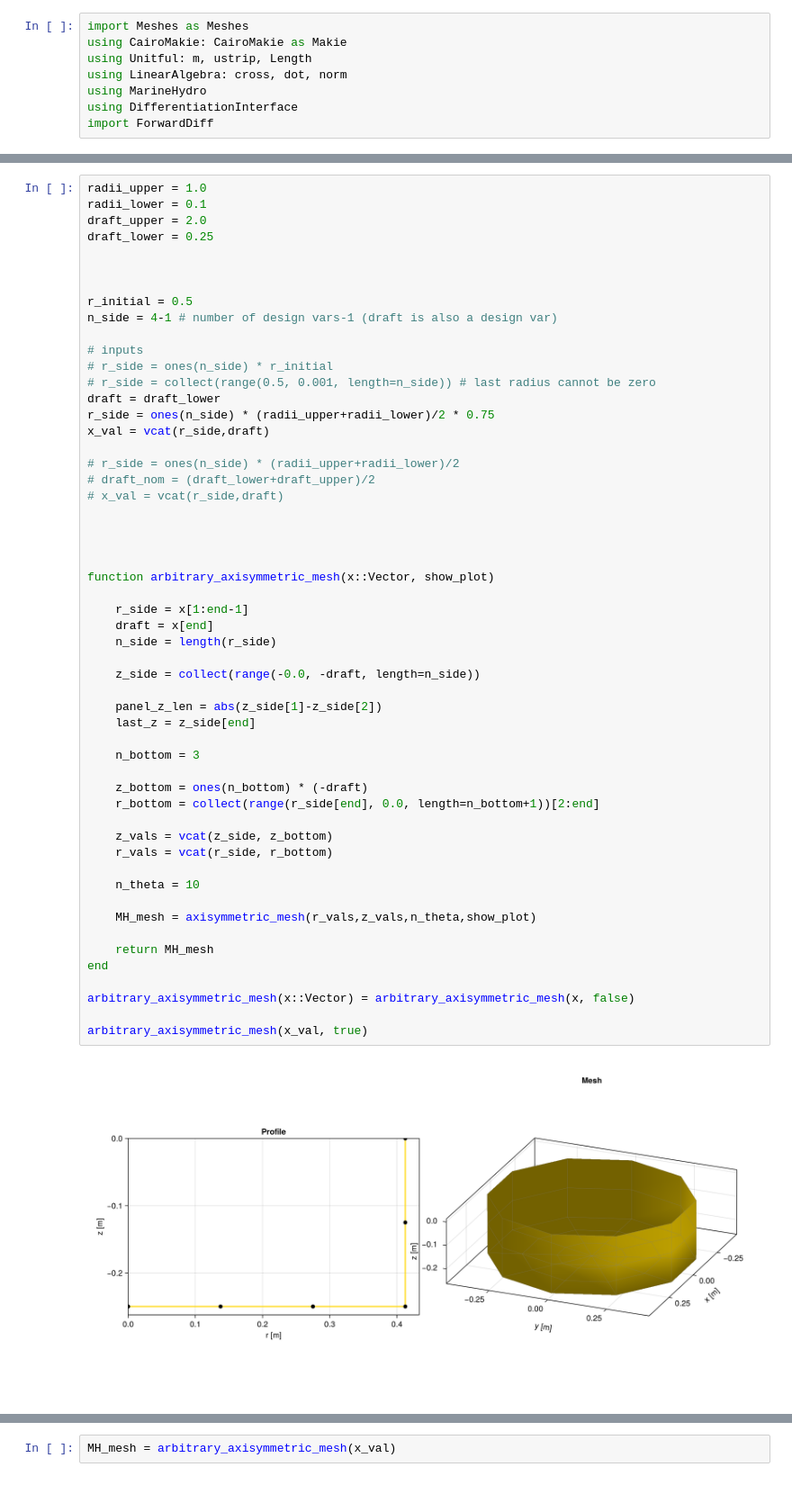
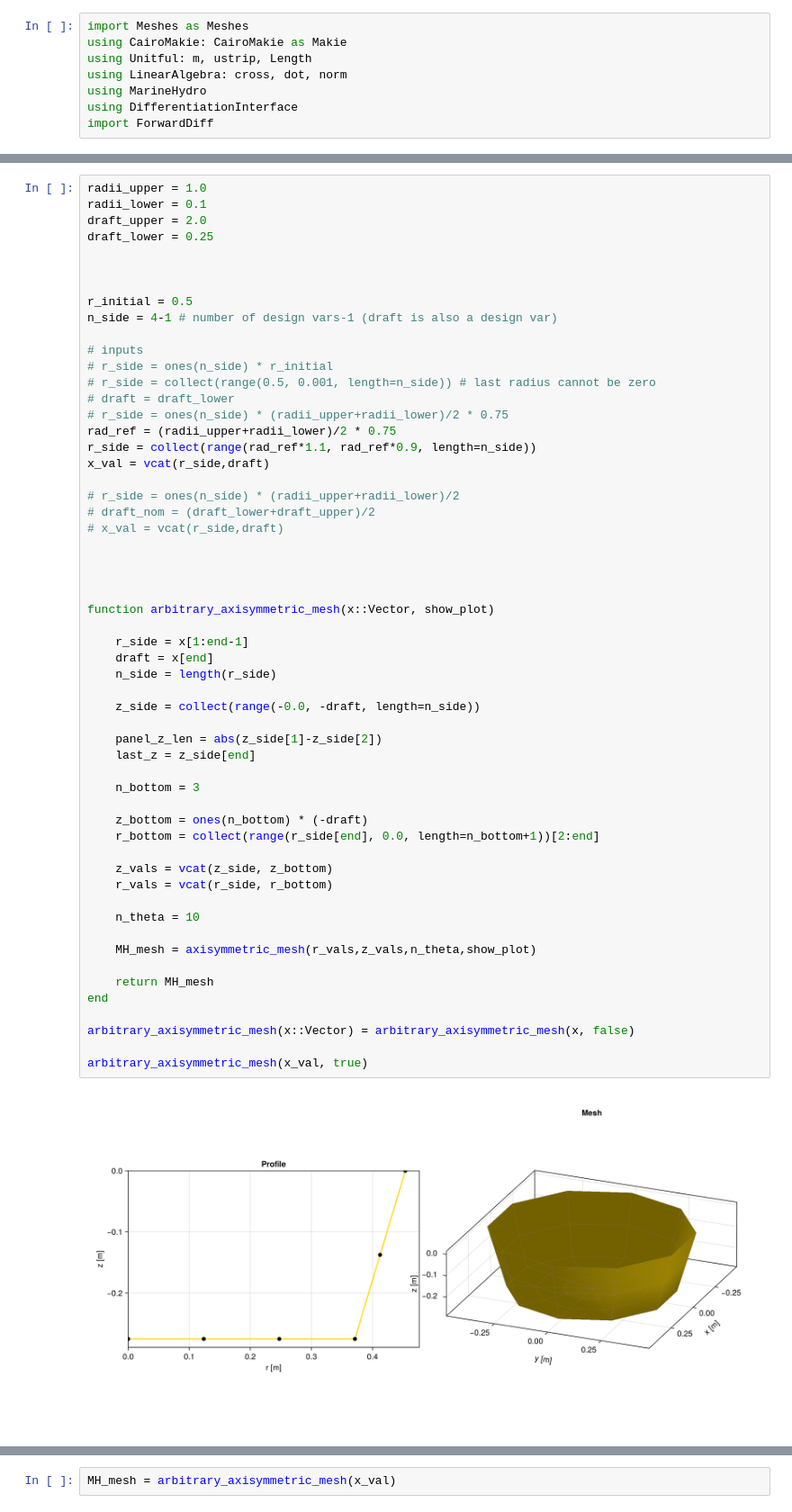
Before and after one commit to collin-treacy/MarineHydro.jl, a Jupyter notebook: dev/mesh_development.ipynb, the cells around one changed output, grey strips where cells are left out. Shown at 90% size. Drawn from its saved outputs; the diff is of its cells as text.

```diff
--- a/dev/mesh_development.ipynb
+++ b/dev/mesh_development.ipynb
@@ -57,8 +34,10 @@ n_side = 4-1 # number of design vars-1 (draft is also a design var)
 # inputs
 # r_side = ones(n_side) * r_initial
 # r_side = collect(range(0.5, 0.001, length=n_side)) # last radius cannot be zero
-draft = draft_lower
-r_side = ones(n_side) * (radii_upper+radii_lower)/2 * 0.75
+# draft = draft_lower
+# r_side = ones(n_side) * (radii_upper+radii_lower)/2 * 0.75
+rad_ref = (radii_upper+radii_lower)/2 * 0.75
+r_side = collect(range(rad_ref*1.1, rad_ref*0.9, length=n_side))
 x_val = vcat(r_side,draft)
 
 # r_side = ones(n_side) * (radii_upper+radii_lower)/2
@@ -71,31 +50,31 @@ x_val = vcat(r_side,draft)
 function arbitrary_axisymmetric_mesh(x::Vector, show_plot)
 
     r_side = x[1:end-1]
     draft = x[end]
     n_side = length(r_side)
 
     z_side = collect(range(-0.0, -draft, length=n_side))
 
     panel_z_len = abs(z_side[1]-z_side[2])
     last_z = z_side[end]
 
     n_bottom = 3
 
     z_bottom = ones(n_bottom) * (-draft)
     r_bottom = collect(range(r_side[end], 0.0, length=n_bottom+1))[2:end]
 
     z_vals = vcat(z_side, z_bottom)
     r_vals = vcat(r_side, r_bottom)
 
     n_theta = 10
 
     MH_mesh = axisymmetric_mesh(r_vals,z_vals,n_theta,show_plot)
 
     return MH_mesh
 end
 
 arbitrary_axisymmetric_mesh(x::Vector) = arbitrary_axisymmetric_mesh(x, false)
 
 arbitrary_axisymmetric_mesh(x_val, true)
 # %% [output]
-[figure, old version]
+[figure, new version]
```
Also changed, not shown: parts of 16 cells of this notebook, 3 other files.
